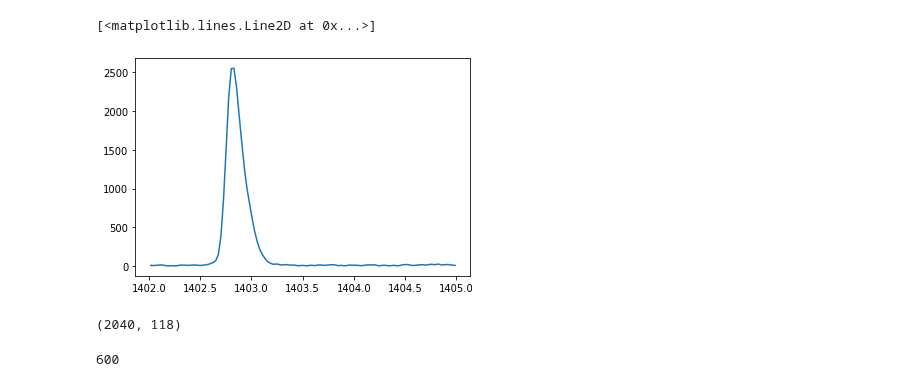
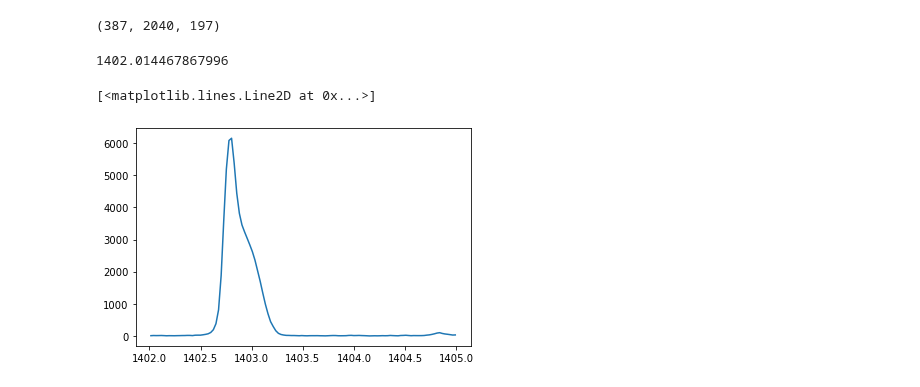
Before and after one commit to wilashfie/synth_spec, a Jupyter notebook: ebtel/fit_iris.ipynb, the cells around one changed output. Drawn from its saved outputs; the diff is of its cells as text; code cells hidden in the pictures.

```diff
--- a/ebtel/fit_iris.ipynb
+++ b/ebtel/fit_iris.ipynb
@@ -18,7 +13,7 @@ sys.path.append("../")
 from iris2gauss import fit2gauss
 # %%
 path = '/Users/WilliamHenryAshfieldIV/dat/iris/'
-filename = 'rast_data.sav'
+filename = 'raster_data.sav'
 fn = path+filename
 # %%
 ro = readsav(fn,verbose=False,python_dict=False)
@@ -34,18 +52,32 @@ wl = wl[jj]
+# %%
+Int = ro.d['INT'][0]
+wvl = ro.d['WVL'][0]
+err = ro.d['ERR'][0]
+
+data = Int[69,:,:] # raster px=69, the one we want.
+error = err[69,:,:]
+
+# trim:
+jj = np.where((wvl > 1402) & (wvl < 1405))[0]
+data = data[:,jj]
+error = error[:,jj]
+wvl = wvl[jj]
+# %%
+Int.shape
+# %% [output]
+(387, 2040, 197)
+# %%
+wvl[0]
+# %% [output]
+1402.014467867996
 # %%
-plt.plot(wl,data[1428])
+plt.plot(wvl,data[1426,:])
 # %% [output]
 [<matplotlib.lines.Line2D at 0x...>]
-[figure, old version]
+[figure, new version]
-# %%
-data.shape
-# %% [output]
-(2040, 118)
 # %%
-time = np.arange(1000,1600)
-N = len(time)
-print(N)
+it = np.arange(1000,1600) # subrange of time (in index) to fit
+N = len(it)
-# %% [output]
-600
 # %%
 v_r = np.zeros(N)
 v_b = np.zeros(N)
```
Also changed, not shown: parts of 31 cells of this notebook.
